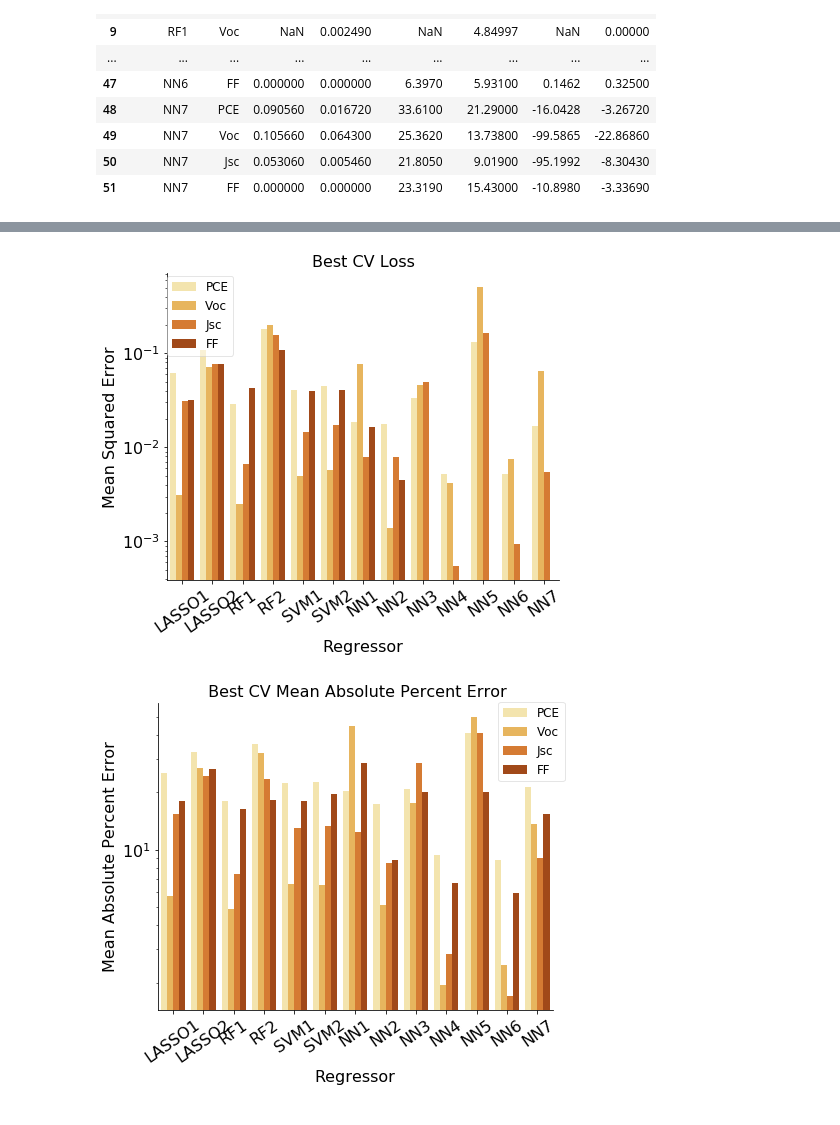
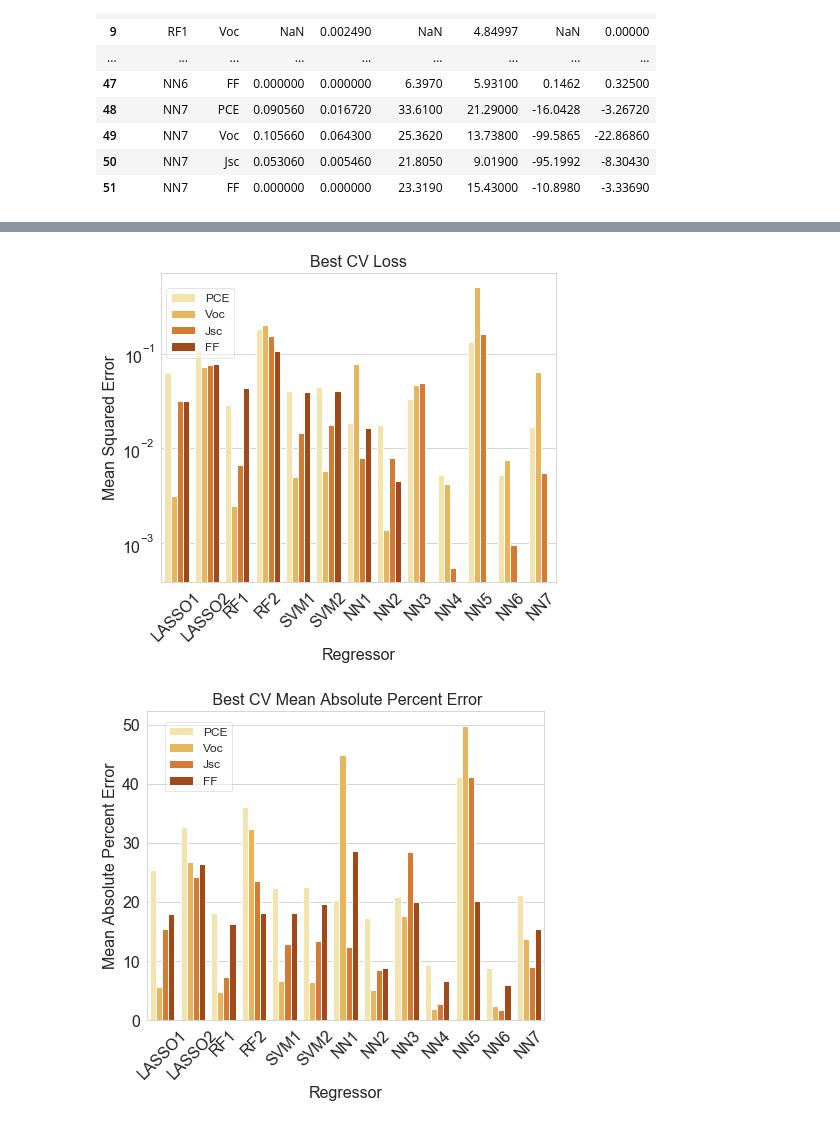
Before and after one commit to wesleyktatum/py-conjugated, a Jupyter notebook: ipynb/Data/OPV_barplots.ipynb, the cells around one changed output, grey strips where cells are left out. Drawn from its saved outputs; the diff is of its cells as text; code cells hidden in the pictures.

```diff
--- a/ipynb/Data/OPV_barplots.ipynb
+++ b/ipynb/Data/OPV_barplots.ipynb
@@ -118,6 +100,14 @@ Index(['Regressor', 'Metric', 'Avg MSE', 'Best MSE', 'Avg MAPE', 'Best MAPE',
 | 50 | NN7 | Jsc | 0.053060 | 0.005460 | 21.8050 | 9.01900 | -95.1992 | -8.30430 |
 | 51 | NN7 | FF | 0.000000 | 0.000000 | 23.3190 | 15.43000 | -10.8980 | -3.33690 |
 # %%
+rc = {'axes.spines.left': True,
+      'axes.spines.bottom': True,
+      'axes.spines.right': True,
+      'axes.spines.top': True,
+      'font.family': 'sans-serif',}
+
+sns.set_style('whitegrid', rc)
+
 loss_plot = sns.catplot(x = 'Regressor', y = 'Avg MSE',
                         hue = 'Metric', data = total_df.iloc[24:],
                         height = 4, aspect = 1.5,
@@ -127,6 +117,7 @@ loss_plot.ax.set_xlabel('Regressor', fontsize = 16)
 loss_plot.ax.set_ylabel('Loss', fontsize = 16)
 loss_plot.ax.tick_params(axis = 'x', labelsize = 16, labelrotation = 25)
 loss_plot.ax.tick_params(axis = 'y', labelsize = 16)
+loss_plot.despine(top = False, bottom = False, left = False, right = False)
 loss_plot.fig.legend(loc = (0.8, 0.7), fontsize = 12)
 loss_plot.ax.set_title('Average CV Loss', fontsize = 16)
 loss_plot.savefig('/Users/wesleytatum/Desktop/Avg_CV_Loss.png')
@@ -140,6 +131,7 @@ acc_plot.ax.set_xlabel('Regressor', fontsize = 16)
 acc_plot.ax.set_ylabel('Mean Absolute Percent Error', fontsize = 16)
 acc_plot.ax.tick_params(axis = 'x', labelsize = 16, labelrotation = 25)
 acc_plot.ax.tick_params(axis = 'y', labelsize = 16)
+acc_plot.despine(top = False, bottom = False, left = False, right = False)
 acc_plot.fig.legend(loc = (0.8, 0.65), fontsize = 12)
 acc_plot.ax.set_title(' Average CV Mean Absolute Percent Error', fontsize = 16)
 acc_plot.savefig('/Users/wesleytatum/Desktop/Avg_CV_MAPE.png')
@@ -148,10 +140,12 @@ r2_plot = sns.catplot(x = 'Regressor', y = 'Avg R2',
                         hue = 'Metric', data = total_df.iloc[24:],
                         height = 4, aspect = 1.5,
                         kind = 'bar', palette = 'YlOrBr', legend = False)
-r2_plot.ax.set_ylim(-20, 1)
+r2_plot.ax.set_yscale('symlog')
 r2_plot.ax.set_xlabel('Regressor', fontsize = 16)
 r2_plot.ax.set_ylabel('R$^{2}$', fontsize = 16)
-r2_plot.ax.tick_params(axis = 'x', labelsize = 16, labelrotation = 25)
+r2_plot.ax.tick_params(axis = 'x', labelsize = 16, labelrotation = 45,
+                       labeltop = True, labelbottom = False)
+r2_plot.despine(top = False, bottom = False, left = False, right = False)
 r2_plot.ax.tick_params(axis = 'y', labelsize = 16)
 r2_plot.fig.legend(loc = (0.17, 0.2), fontsize = 12, framealpha = 0.6)
 r2_plot.ax.set_title('Average CV Coefficient of Fit (R$^{2}$)', fontsize = 16)
@@ -163,42 +157,51 @@ r2_plot.savefig('/Users/wesleytatum/Desktop/Avg_CV_R2.png')
 # %%
+rc = {'font.family': 'sans-serif',}
+
+sns.set_style('whitegrid', rc)
+
 loss_plot = sns.catplot(x = 'Regressor', y = 'Best MSE',
                         hue = 'Metric', data = total_df,
                         height = 5, aspect = 1.25,
                         kind = 'bar', palette = 'YlOrBr', legend = False)
 loss_plot.ax.set_yscale('log')
 loss_plot.ax.set_xlabel('Regressor', fontsize = 16)
 loss_plot.ax.set_ylabel('Mean Squared Error', fontsize = 16)
-loss_plot.ax.tick_params(axis = 'x', labelsize = 16, labelrotation = 35)
+loss_plot.ax.tick_params(axis = 'x', labelsize = 16, labelrotation = 45)
 loss_plot.ax.tick_params(axis = 'y', labelsize = 16)
+loss_plot.despine(top = False, bottom = False, left = False, right = False)
 loss_plot.fig.legend(loc = (0.15, 0.74), fontsize = 12, framealpha = 0.5)
 loss_plot.ax.set_title('Best CV Loss', fontsize = 16)
 loss_plot.savefig('/Users/wesleytatum/Desktop/Best_CV_Loss.png')
 
 acc_plot = sns.catplot(x = 'Regressor', y = 'Best MAPE',
                         hue = 'Metric', data = total_df,
                         height = 5, aspect = 1.25,
                         kind = 'bar', palette = 'YlOrBr', legend = False)
-acc_plot.ax.set_yscale('log')
+# acc_plot.ax.set_yscale('log')
 acc_plot.ax.set_xlabel('Regressor', fontsize = 16)
 acc_plot.ax.set_ylabel('Mean Absolute Percent Error', fontsize = 16)
-acc_plot.ax.tick_params(axis = 'x', labelsize = 16, labelrotation = 35)
+acc_plot.ax.tick_params(axis = 'x', labelsize = 16, labelrotation = 45)
 acc_plot.ax.tick_params(axis = 'y', labelsize = 16)
-acc_plot.fig.legend(loc = (0.85, 0.75), fontsize = 12, framealpha = 0.5)
+acc_plot.despine(top = False, bottom = False, left = False, right = False)
+acc_plot.fig.legend(loc = (0.15, 0.75), fontsize = 12, framealpha = 0.5)
 acc_plot.ax.set_title(' Best CV Mean Absolute Percent Error', fontsize = 16)
 acc_plot.savefig('/Users/wesleytatum/Desktop/Best_CV_MAPE.png')
 
 r2_plot = sns.catplot(x = 'Regressor', y = 'Best R2',
                         hue = 'Metric', data = total_df,
                         height = 5, aspect = 1.25,
                         kind = 'bar', palette = 'YlOrBr', legend = False)
-r2_plot.ax.set_ylim(-10, 1)
+# r2_plot.ax.set_ylim(-10, 1)
+r2_plot.ax.tick_params(axis = 'x', labelsize = 16, labelrotation = 45,
+                       labeltop = True, labelbottom = False)
+r2_plot.ax.set_yscale('symlog')
 r2_plot.ax.set_xlabel('Regressor', fontsize = 16)
 r2_plot.ax.set_ylabel('R$^{2}$', fontsize = 16)
-r2_plot.ax.tick_params(axis = 'x', labelsize = 16, labelrotation = 35)
+r2_plot.despine(top = False, bottom = False, left = False, right = False)
 r2_plot.ax.tick_params(axis = 'y', labelsize = 16)
-r2_plot.fig.legend(loc = (0.25, 0.35), fontsize = 12)
+r2_plot.fig.legend(loc = (0.25, 0.15), fontsize = 12)
 r2_plot.ax.set_title('Best CV Coefficient of Fit (R$^{2}$)', fontsize = 16)
 r2_plot.savefig('/Users/wesleytatum/Desktop/Best_CV_R2.png')
 # %% [output]
-[figure, old version]
+[figure, new version]
-[figure, old version]
+[figure, new version]
```
Also changed, not shown: parts of 3 cells of this notebook.
